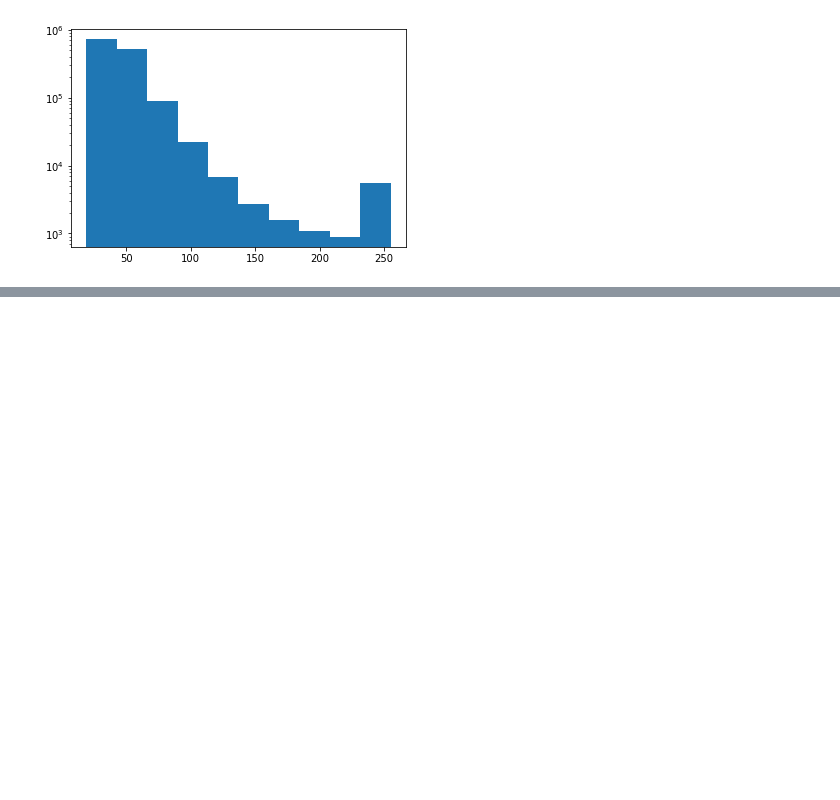
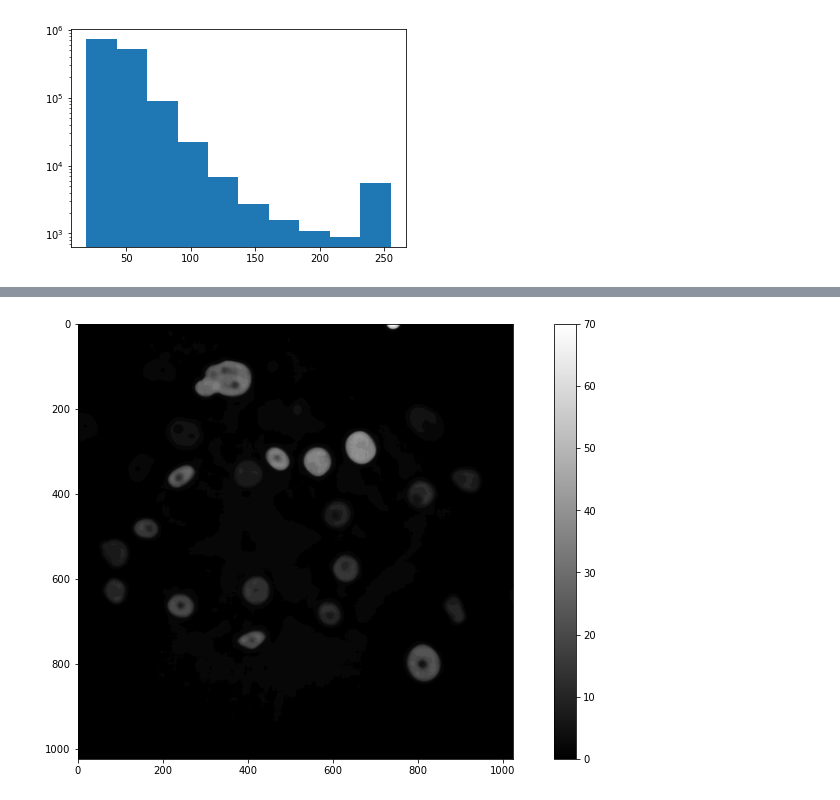
Before and after one commit to datascience-mobi/2021-topic-04-team-04, a Jupyter notebook: Preprocessing.ipynb, the cells around one changed output, grey strips where cells are left out. Saved outputs shown, nothing was run; the diff lists cells and outputs as text; code cells hidden in the pictures; blank space fills up the shorter version.

Commit message:
Filter

```diff
--- a/Preprocessing.ipynb
+++ b/Preprocessing.ipynb
@@ -34,0 +45,5 @@ AttributeError: module 'Functions.image_processing' has no attribute 'remove_bri
+# %%
+test2 = ip.median_filter(image, 20)
+ip.show_image(test2, 15, 8)
+# %% [output]
+[figure, added]
```
Also changed, not shown: parts of 6 cells of this notebook, 1 other file.
